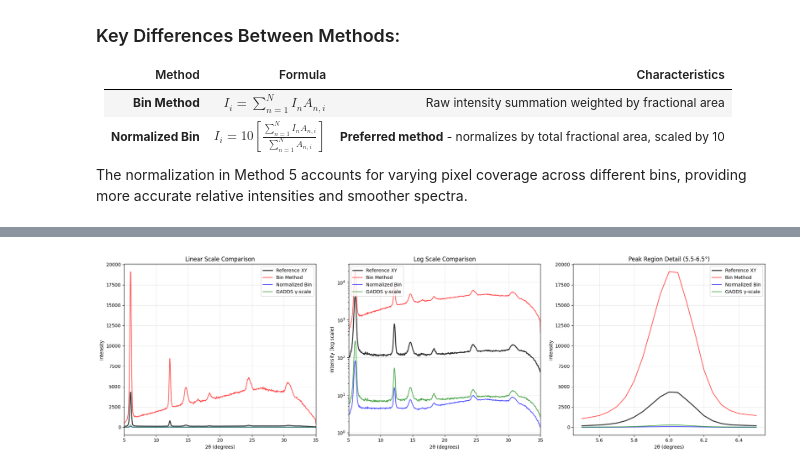
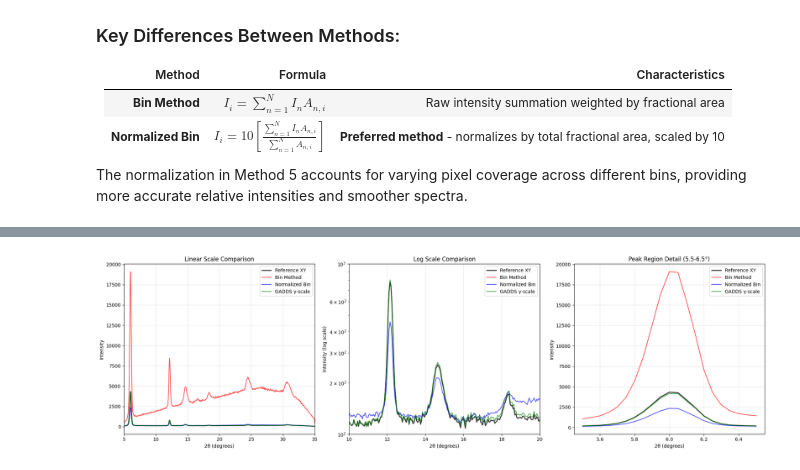
Before and after one commit to yyrliu/gaddsconverter, a Jupyter notebook: compare_int_methods.ipynb, the cells around one changed output, grey strips where cells are left out. Cells and saved outputs as stored; diff of their text form; code cells hidden in the pictures.

Commit message:
Update evaluation plots and metrics

```diff
--- a/compare_int_methods.ipynb
+++ b/compare_int_methods.ipynb
@@ -759,16 +547,20 @@ twoth_norm, intensity_norm = chi_integration_bin_method(
     verbose=True,
 )
 
+print(
+    f"Normalized Bin intensity scaled to reference total intensity: {total_intensity_ref / np.sum(intensity_norm):.4f}"
+)
+intensity_norm *= total_intensity_ref / np.sum(intensity_norm)
+
 # Test with GADDS-style restricted gamma range
 print("\n" + "=" * 60)
 print("GADDS-STYLE RESTRICTED GAMMA RANGE")
 print("=" * 60)
-gamma_scale = 0.2
-gamma_range_radians = [
-    (area_detector.limits[2] - area_detector.chi) * gamma_scale + area_detector.chi,
-    (area_detector.limits[3] - area_detector.chi) * gamma_scale + area_detector.chi,
+delta_gamma = 22.5 - np.rad2deg(area_detector.alpha) * 0.2
+gamma_range_degrees = [
+    np.rad2deg(area_detector.chi) - delta_gamma,
+    np.rad2deg(area_detector.chi) + delta_gamma,
 ]
-gamma_range_degrees = np.rad2deg(gamma_range_radians)
 
 print(
     f"Restricted gamma range: {gamma_range_degrees[0]:.1f}° to {gamma_range_degrees[1]:.1f}°"
@@ -784,6 +576,11 @@ twoth_gadds, intensity_gadds = chi_integration_bin_method(
     method="normalized_bin",
     verbose=True,
 )
+
+print(
+    f"Gadds intensity scaled to reference total intensity: {total_intensity_ref / np.sum(intensity_gadds):.4f}"
+)
+intensity_gadds *= total_intensity_ref / np.sum(intensity_gadds)
 
 # Create comparison plot
 fig, (ax1, ax2, ax3) = plt.subplots(1, 3, figsize=(20, 6))
@@ -839,7 +636,8 @@ ax2.set_ylabel("Intensity (log scale)")
 ax2.set_title("Log Scale Comparison")
 ax2.grid(True, alpha=0.3)
 ax2.legend()
-ax2.set_xlim(5, 35)
+ax2.set_xlim(10, 20)
+ax2.set_ylim(100, 1000)
 
 # Plot 3: Focus on peak region
 peak_range = (xy_ref["2theta"] >= 5.5) & (xy_ref["2theta"] <= 6.5)
@@ -972,6 +770,50 @@ def calculate_rms_error(x1, y1, x2, y2):
     return rms_error
 
 
+def calculate_rrse(x1, y1, x2, y2):
+    """
+    Calculate Root Relative Squared Error (RRSE) between two datasets.
+
+    RRSE = sqrt(Σ(y1 - y2)²) / sqrt(Σ(y1 - mean(y1))²) * 100%
+
+    This normalizes the RMSE by the standard deviation of the reference data,
+    making it a percentage that's easier to interpret across different scales.
+
+    Parameters:
+    -----------
+    x1, y1 : reference data (x, y coordinates)
+    x2, y2 : comparison data (x, y coordinates)
+
+    Returns:
+    --------
+    rrse : float
+        Root Relative Squared Error as a percentage
+    """
+    from scipy.interpolate import interp1d
+
+    # Interpolate y2 to x1 points
+    interp_func = interp1d(x2, y2, bounds_error=False, fill_value=0)
+    y2_interp = interp_func(x1)
+
+    # Only consider points where both have data
+    valid_mask = (y1 > 0) & (y2_interp > 0)
+    if np.sum(valid_mask) == 0:
+        return np.nan
+
+    y1_valid = y1[valid_mask]
+    y2_valid = y2_interp[valid_mask]
+
+    # Calculate RRSE
+    numerator = np.sqrt(np.mean((y1_valid - y2_valid) ** 2))
+    denominator = np.sqrt(np.mean((y1_valid - np.mean(y1_valid)) ** 2))
+
+    if denominator == 0:
+        return np.nan
+
+    rrse = (numerator / denominator) * 100.0
+    return rrse
+
+
 rms_bin = calculate_rms_error(
     xy_ref["2theta"].values, xy_ref["intensity"].values, twoth_bin, intensity_bin
 )
@@ -981,10 +823,26 @@ rms_norm = calculate_rms_error(
 rms_gadds = calculate_rms_error(
     xy_ref["2theta"].values, xy_ref["intensity"].values, twoth_gadds, intensity_gadds
 )
+
+rrse_bin = calculate_rrse(
+    xy_ref["2theta"].values, xy_ref["intensity"].values, twoth_bin, intensity_bin
+)
+rrse_norm = calculate_rrse(
+    xy_ref["2theta"].values, xy_ref["intensity"].values, twoth_norm, intensity_norm
+)
+rrse_gadds = calculate_rrse(
+    xy_ref["2theta"].values, xy_ref["intensity"].values, twoth_gadds, intensity_gadds
+)
+
 print(f"\nRMS Error with reference:")
 print(f"  Standard Bin Method:   {rms_bin:.3f}")
 print(f"  Normalized Bin Method: {rms_norm:.3f}")
 print(f"  GADDS Gamma-scale:     {rms_gadds:.3f}")
+
+print(f"\nRoot Relative Squared Error (RRSE) with reference:")
+print(f"  Standard Bin Method:   {rrse_bin:.2f}%")
+print(f"  Normalized Bin Method: {rrse_norm:.2f}%")
+print(f"  GADDS Gamma-scale:     {rrse_gadds:.2f}%")
 # %% [output]
 Reference data loaded: 600 points
 2θ range: 5.000° to 34.950°
@@ -1006,4 +864,4 @@ Applied normalized bin method (Equation 3)
-[figure, old version]
+[figure, new version]
 ============================================================
 COMPARISON STATISTICS
 ============================================================
```
Also changed, not shown: parts of 5 cells of this notebook.
